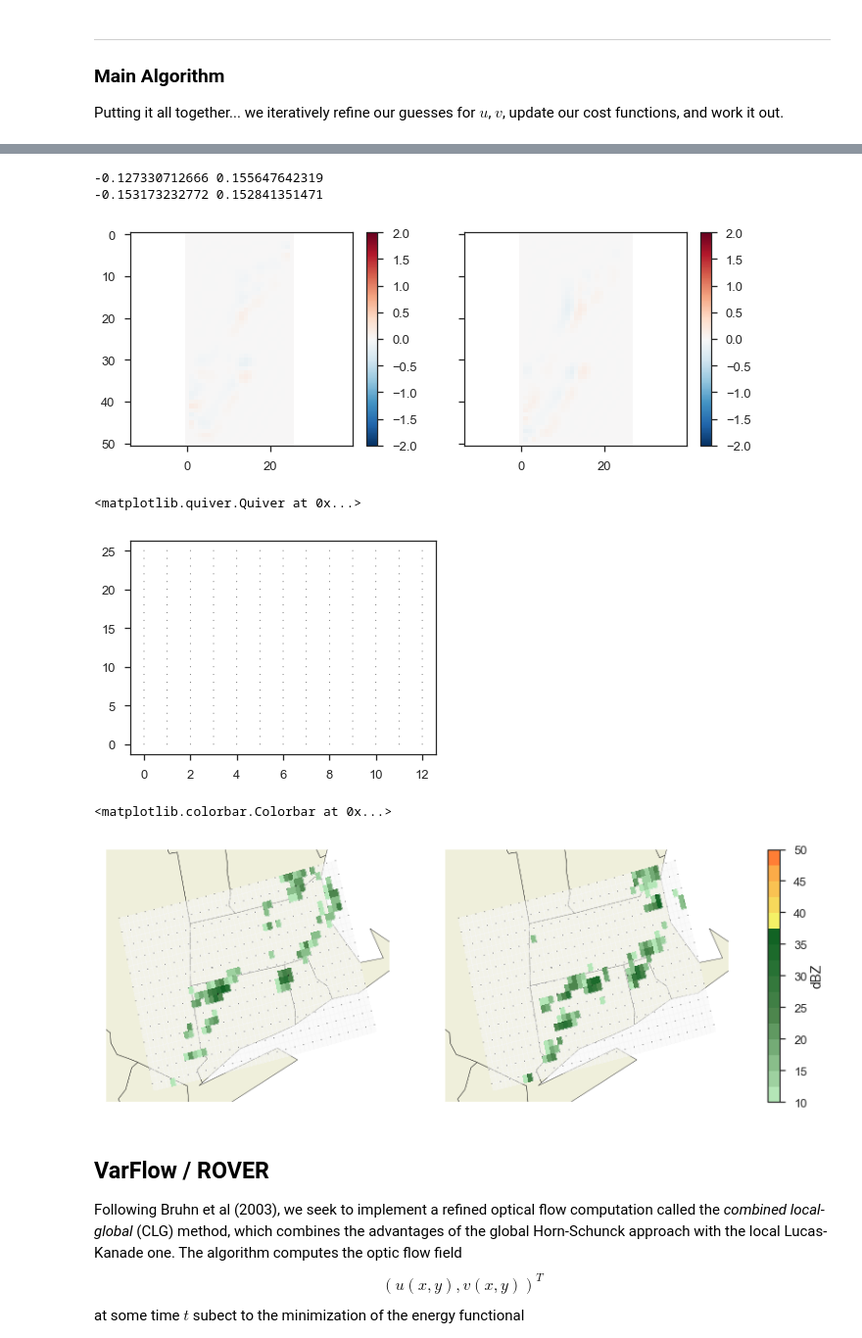
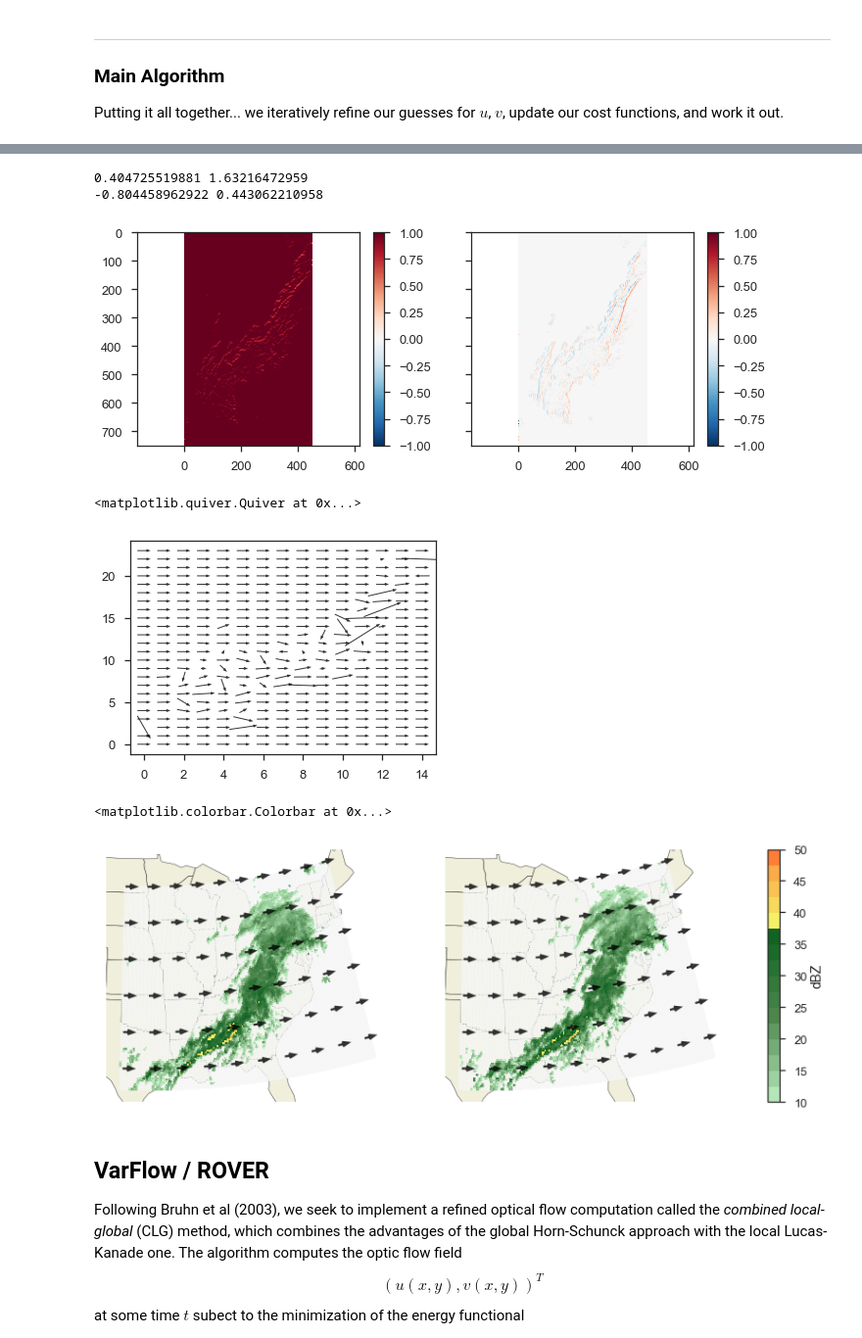
Before and after one commit to darothen-cc/nowcasting, a Jupyter notebook: notebooks/storm_motion.ipynb, the cells around one changed output, grey strips where cells are left out. Shown at 98% size. Cells and saved outputs as stored; diff of their text form; code cells hidden in the pictures.

```diff
--- a/notebooks/storm_motion.ipynb
+++ b/notebooks/storm_motion.ipynb
@@ -17,8 +20,12 @@ The autoreload extension is already loaded. To reload it, use:
 Load some sample radar data as a reference.
 # %%
 from ccpy.obs import n0q_to_refl
-ds = xr.open_dataset("../data/boston_nov_3/n0q.subset.nc")
+from dask.diagnostics import ProgressBar
 
-ds['refl'] = n0q_to_refl(ds.n0q)
-ds
+ds = xr.open_dataset("../data/eusa_feb_7/lcref.subset.nc", chunks={'time': 1})
+
+ds['refl'] = n0q_to_refl(ds.data)
+
+with ProgressBar() as pb:
+    print(ds.refl.isel(time=0).compute())
 # %% [output]
@@ -1141,7 +1170,7 @@ opts_generic = {
 }
 
 
-res = minimize(_min_calc_cost_function, _uv_start, jac=_min_calc_gradients,
+res = minimize(_min_calc_cost_function, _uv_start, # jac=_min_calc_gradients,
 #                method='BFGS', options=opts_bfgs,
 #                method='CG', options=opts_cg,
                method='TNC', options=opts_tnc
@@ -1285,7 +1310,7 @@ figsize = get_figsize(1, 2, size=4, aspect=1.4)
 fig, (axu, axv) = plt.subplots(1, 2, sharex=True, sharey=True,
                                figsize=figsize)
 
-vm = 2
+vm = -1
 cmap_kws = dict(vmin=-vm, vmax=vm, cmap='RdBu_r')
 
 ucf = axu.imshow(us[-1], **cmap_kws)
@@ -1296,9 +1321,9 @@ plt.colorbar(vcf, ax=axv)
 print(new_u.min(), new_u.max())
 print(new_v.min(), new_v.max())
 # %% [output]
--0.127330712666 0.155647642319
--0.153173232772 0.152841351471
+0.404725519881 1.63216472959
+-0.804458962922 0.443062210958
-[figure, old version]
+[figure, new version]
 # %%
 figsize = get_figsize(1, 1, size=4, aspect=1.4)
 fig, ax = plt.subplots(1, 1, sharex=True, sharey=True,
@@ -1309,14 +1334,14 @@ _ut = 0.5*(_ut[:-1] + _ut[1:])
 _vt = vs[-1].copy(order=ORDER)
 _vt = 0.5*(_vt[..., :-1] + _vt[..., 1:])
 
-rs = 2
+rs = 2**5
 ax.quiver(np.flipud(_ut[::rs, ::rs]), np.flipud(_vt[::rs, ::rs]),
           headlength=4, headwidth=3, angles='xy',
-          scale_units='xy', scale=10, alpha=0.8,
-          color='k')
+          scale_units='xy', scale=1.5e0, alpha=0.8,
+          color='k', pivot='mid')
 # %% [output]
 <matplotlib.quiver.Quiver at 0x...>
-[figure, old version]
+[figure, new version]
 # %%
 from ccpy.plot import get_figsize, usa_states_ax, make_precip_colormap, STATE_PROJ
 import cartopy.crs as ccrs
@@ -1329,35 +1354,35 @@ _ut = us[-1].copy()
 _ut = 0.5*(_ut[:-1] + _ut[1:])
 _vt = vs[-1].copy()
 _vt = 0.5*(_vt[..., :-1] + _vt[..., 1:])
 
 figsize = get_figsize(1, 2, size=5, aspect=1.5)
 fig, axs = plt.subplots(1, 2, figsize=figsize, sharex=True, sharey=True,
                         subplot_kw=dict(
                             projection=STATE_PROJ, aspect='auto'
                         ))
 axl, axr = axs[:]
 
 for ax in axs:
     ax = usa_states_ax(ax=ax)
 
 pc = axl.pcolormesh(x, y, _prev.T,
                     transform=ccrs.PlateCarree(), zorder=100,
                     rasterized=True, linewidth=0, edgecolor='face', **cmap_kws)
 pc = axr.pcolormesh(x, y, _curr.T,
                     transform=ccrs.PlateCarree(), zorder=100,
                     rasterized=True, linewidth=0, edgecolor='face', **cmap_kws)
 for ax in axs:
     ax.quiver(x[::-rs], y[::rs],
               _ut[::-rs, ::rs].T, _vt[::-rs, ::rs].T,
-              headlength=4, headwidth=3, angles='xy',
+              headlength=4, headwidth=3, angles='xy',  pivot='mid',
               scale_units='inches', scale=5, alpha=0.8,
               color='k', zorder=200, transform=ccrs.PlateCarree())
     ax.autoscale()
 
 plt.colorbar(pc, ax=axs, label='dBZ')
 # %% [output]
 <matplotlib.colorbar.Colorbar at 0x...>
-[figure, old version]
+[figure, new version]
 # %% [markdown]
 ## VarFlow / ROVER
 
```
Also changed, not shown: parts of 24 cells of this notebook, 3 other files.
